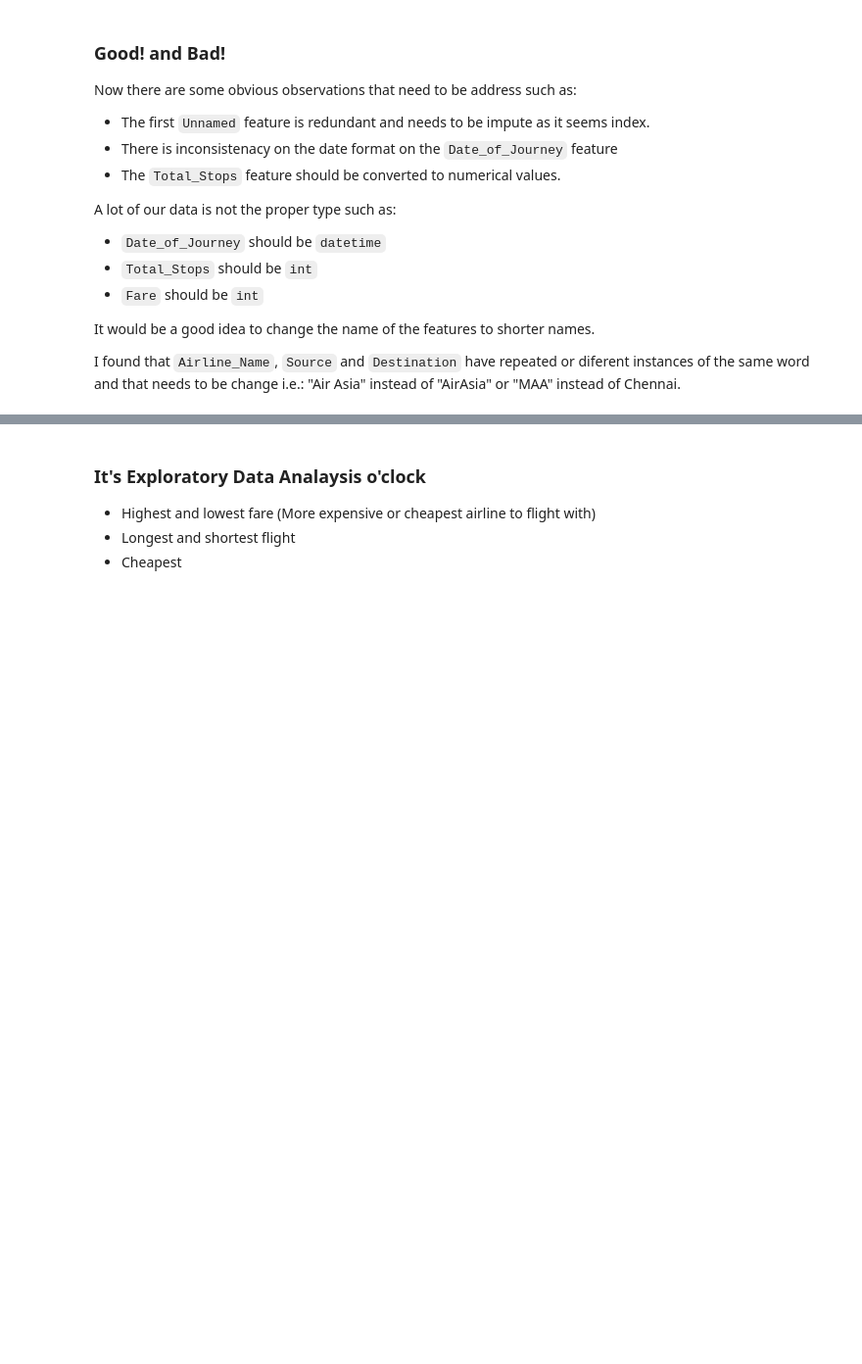
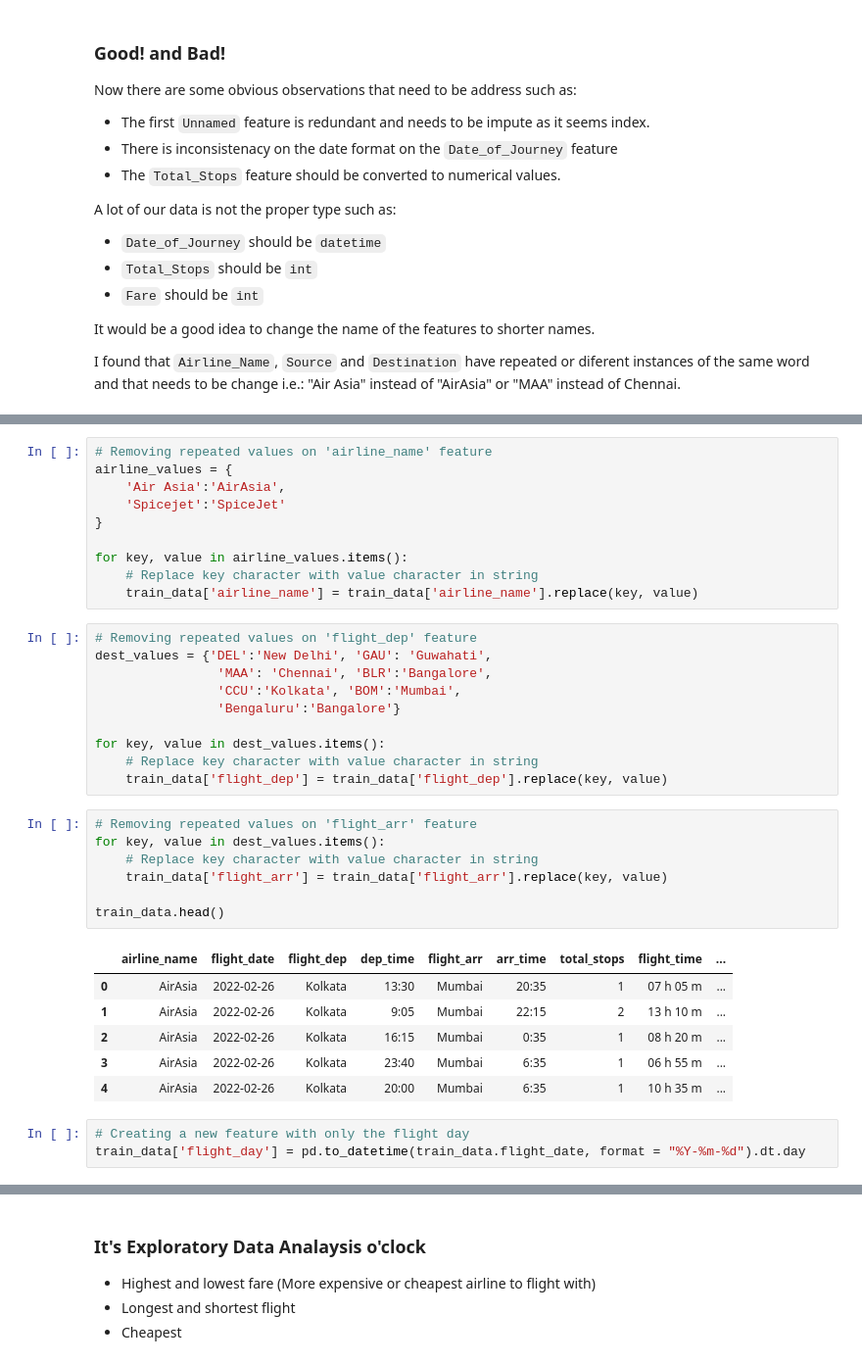
Before and after one commit to maco-data/airline-fare-prediction, a Jupyter notebook: notebook_eda.ipynb, the cells around one changed output, grey strips where cells are left out. Shown at 98% size. Saved outputs shown, nothing was run; the diff lists cells and outputs as text; blank space fills up the shorter version.

```diff
--- a/notebook_eda.ipynb
+++ b/notebook_eda.ipynb
@@ -290,0 +158,37 @@ print(f"There are {len(unique_vals)} unique elements in this feature : {unique_v
+# %%
+# Removing repeated values on 'airline_name' feature
+airline_values = {
+    'Air Asia':'AirAsia',
+    'Spicejet':'SpiceJet'
+}
+
+for key, value in airline_values.items():
+    # Replace key character with value character in string
+    train_data['airline_name'] = train_data['airline_name'].replace(key, value)
+# %%
+# Removing repeated values on 'flight_dep' feature
+dest_values = {'DEL':'New Delhi', 'GAU': 'Guwahati',
+                'MAA': 'Chennai', 'BLR':'Bangalore',
+                'CCU':'Kolkata', 'BOM':'Mumbai',
+                'Bengaluru':'Bangalore'}
+
+for key, value in dest_values.items():
+    # Replace key character with value character in string
+    train_data['flight_dep'] = train_data['flight_dep'].replace(key, value)
+# %%
+# Removing repeated values on 'flight_arr' feature
+for key, value in dest_values.items():
+    # Replace key character with value character in string
+    train_data['flight_arr'] = train_data['flight_arr'].replace(key, value)
+
+train_data.head()
+# %% [output]
+|  | airline_name | flight_date | flight_dep | dep_time | flight_arr | arr_time | total_stops | flight_time | ... |
+| 0 | AirAsia | 2022-02-26 | Kolkata | 13:30 | Mumbai | 20:35 | 1 | 07 h 05 m | ... |
+| 1 | AirAsia | 2022-02-26 | Kolkata | 9:05 | Mumbai | 22:15 | 2 | 13 h 10 m | ... |
+| 2 | AirAsia | 2022-02-26 | Kolkata | 16:15 | Mumbai | 0:35 | 1 | 08 h 20 m | ... |
+| 3 | AirAsia | 2022-02-26 | Kolkata | 23:40 | Mumbai | 6:35 | 1 | 06 h 55 m | ... |
+| 4 | AirAsia | 2022-02-26 | Kolkata | 20:00 | Mumbai | 6:35 | 1 | 10 h 35 m | ... |
+# %%
+# Creating a new feature with only the flight day
+train_data['flight_day'] = pd.to_datetime(train_data.flight_date, format = "%Y-%m-%d").dt.day
```
Also changed, not shown: parts of 41 cells of this notebook.
